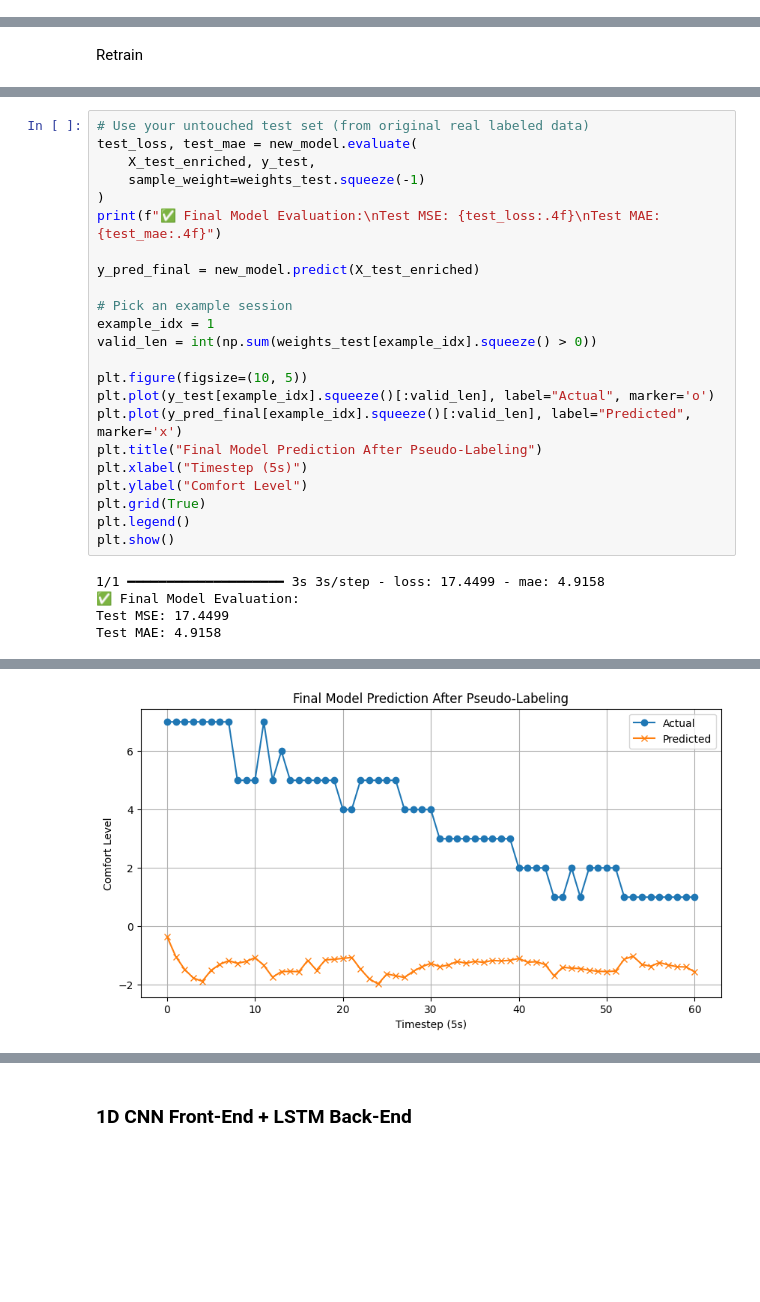
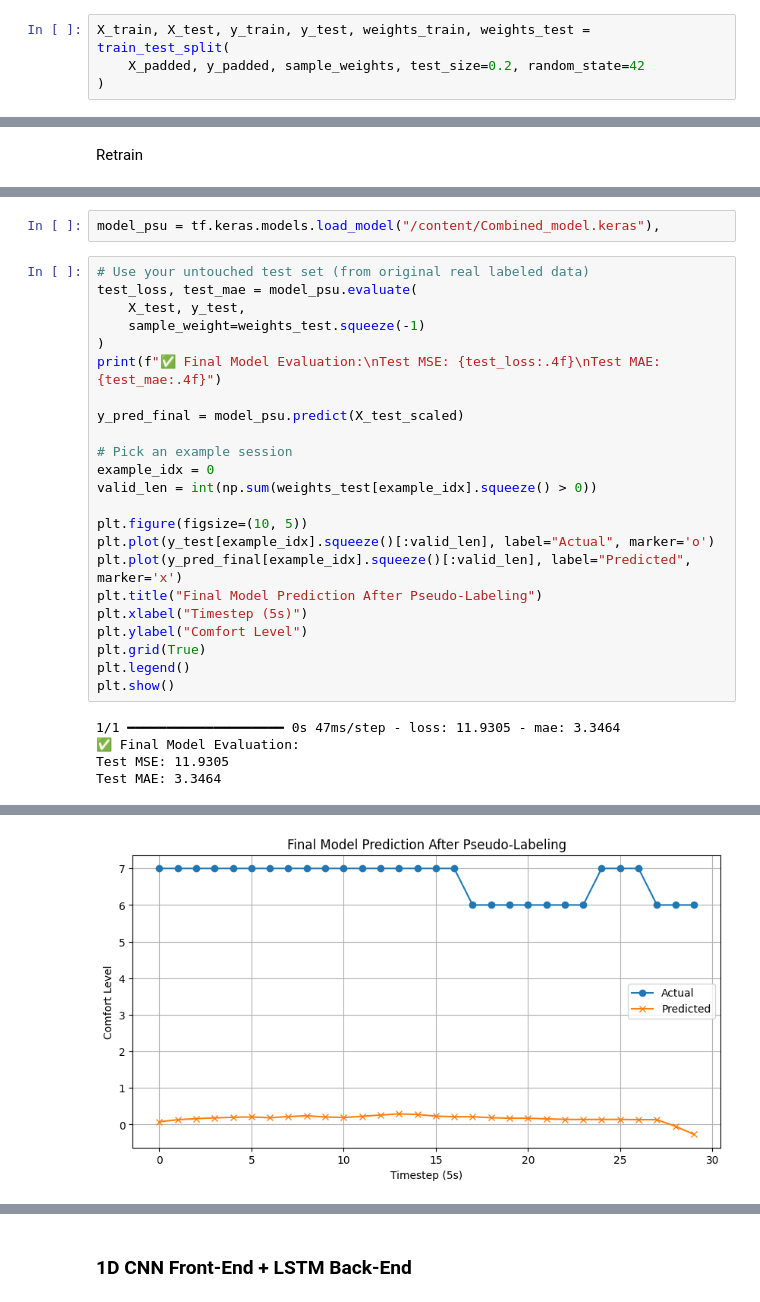
Before and after one commit to GokayToga/VRCM.Net, a Jupyter notebook: VRCMNet.ipynb, the cells around one changed output, grey strips where cells are left out. Drawn from its saved outputs; the diff is of its cells as text; blank space fills up the shorter version.

Commit message:
CNN + GRU + Self Attention model testing

```diff
--- a/VRCMNet.ipynb
+++ b/VRCMNet.ipynb
@@ -1277,0 +1360,4 @@ pseudo_preds = model_gru.predict(X_unlabeled_enriched)  # shape (N, T, 1)
+# %%
+X_train, X_test, y_train, y_test, weights_train, weights_test = train_test_split(
+    X_padded, y_padded, sample_weights, test_size=0.2, random_state=42
+)
@@ -1359,15 +1552,17 @@ Epoch 100/100
+# %%
+model_psu = tf.keras.models.load_model("/content/Combined_model.keras"),
 # %%
 # Use your untouched test set (from original real labeled data)
-test_loss, test_mae = new_model.evaluate(
-    X_test_enriched, y_test,
+test_loss, test_mae = model_psu.evaluate(
+    X_test, y_test,
     sample_weight=weights_test.squeeze(-1)
 )
 print(f"✅ Final Model Evaluation:\nTest MSE: {test_loss:.4f}\nTest MAE: {test_mae:.4f}")
 
-y_pred_final = new_model.predict(X_test_enriched)
+y_pred_final = model_psu.predict(X_test_scaled)
 
 # Pick an example session
-example_idx = 1
+example_idx = 0
 valid_len = int(np.sum(weights_test[example_idx].squeeze() > 0))
 
 plt.figure(figsize=(10, 5))
@@ -1380,7 +1575,7 @@ plt.grid(True)
 plt.legend()
 plt.show()
 # %% [output]
-1/1 ━━━━━━━━━━━━━━━━━━━━ 3s 3s/step - loss: 17.4499 - mae: 4.9158
+1/1 ━━━━━━━━━━━━━━━━━━━━ 0s 47ms/step - loss: 11.9305 - mae: 3.3464
 ✅ Final Model Evaluation:
-Test MSE: 17.4499
-Test MAE: 4.9158
+Test MSE: 11.9305
+Test MAE: 3.3464
@@ -1389 +1584 @@ WARNING:tensorflow:5 out of the last 32 calls to <function TensorFlowTrainer.mak
-[figure, old version]
+[figure, new version]
```
Also changed, not shown: parts of 29 cells of this notebook.
